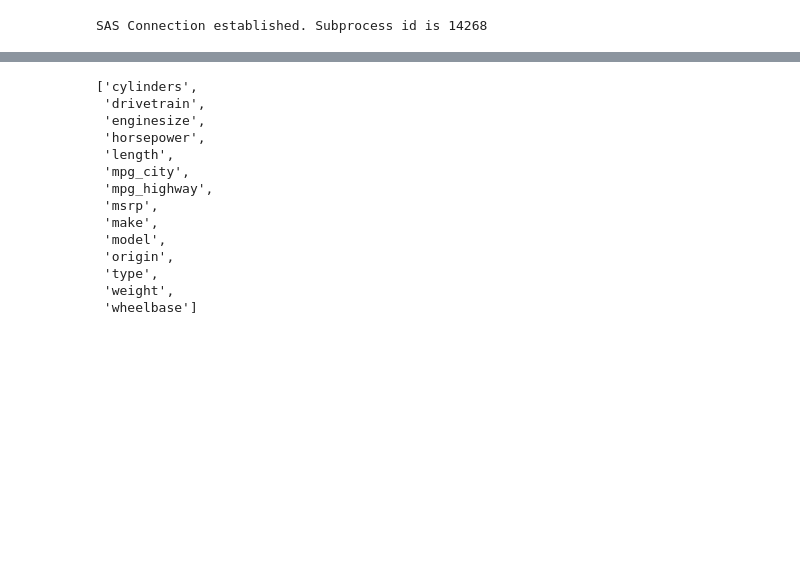
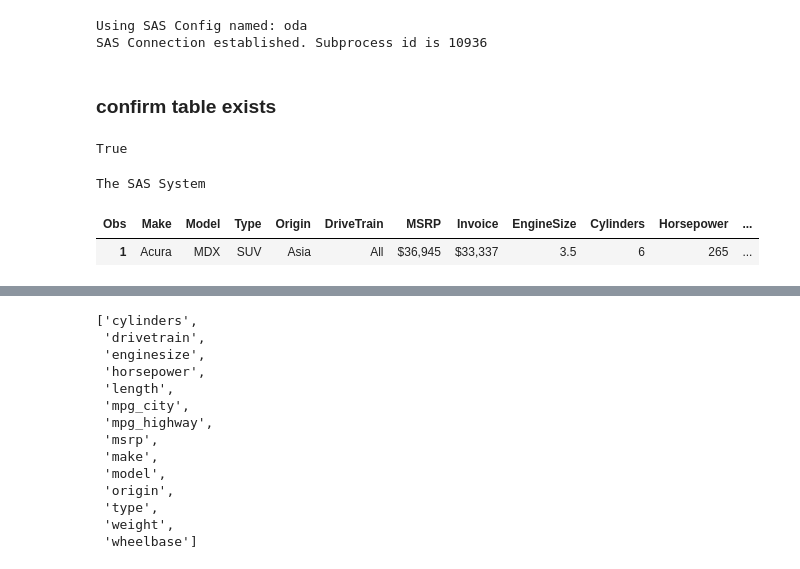
Before and after one commit to 0xdomyz/sas_collection, a Jupyter notebook: proc_data/peek_data.ipynb, the cells around one changed output, grey strips where cells are left out. Saved outputs shown, nothing was run; the diff lists cells and outputs as text; code cells hidden in the pictures; blank space fills up the shorter version.

Commit message:
update peek data for new run format and macros

```diff
--- a/proc_data/peek_data.ipynb
+++ b/proc_data/peek_data.ipynb
@@ -1,8 +1,6 @@
 # %%
 import saspy
-sas = saspy.SASsession(cfgname='oda', )
-
-def run(code):
-    sas.submitLST(code)
+sas = saspy.SASsession()
 # %% [output]
-SAS Connection established. Subprocess id is 14268
+Using SAS Config named: oda
+SAS Connection established. Subprocess id is 10936
@@ -12,0 +7,29 @@ tbl_name = f"{libref}.{tbl}"
+# %%
+tbl_name = f"sashelp.cars"
+libref, tbl = tbl_name.split('.')
+# %% [markdown]
+### confirm table exists
+# %%
+sas.exist(tbl, libref)
+# %% [output]
+True
+# %%
+sas.submitLST(
+f"""
+%macro checkds(dsn);
+   %if %sysfunc(exist(&dsn)) %then
+      %do;
+         proc print data=&dsn (obs=1);
+         run;
+      %end;
+      %else
+         %put The data set &dsn does not exist.;
+%mend checkds;
+
+%checkds({tbl_name})
+
+""", method="listorlog")
+# %% [output]
+The SAS System
+| Obs | Make | Model | Type | Origin | DriveTrain | MSRP | Invoice | EngineSize | Cylinders | Horsepower | ... |
+| 1 | Acura | MDX | SUV | Asia | All | $36,945 | $33,337 | 3.5 | 6 | 265 | ... |
```
Also changed, not shown: parts of 15 cells of this notebook.
